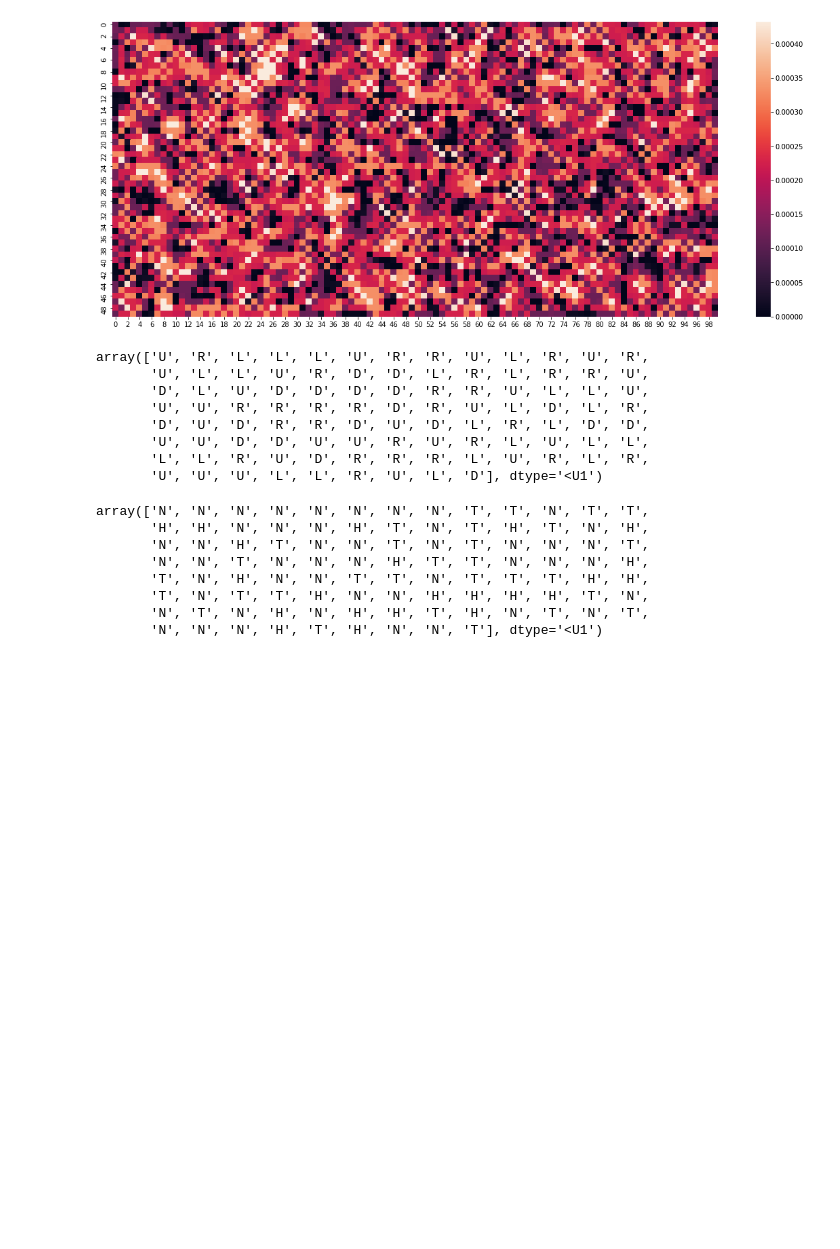
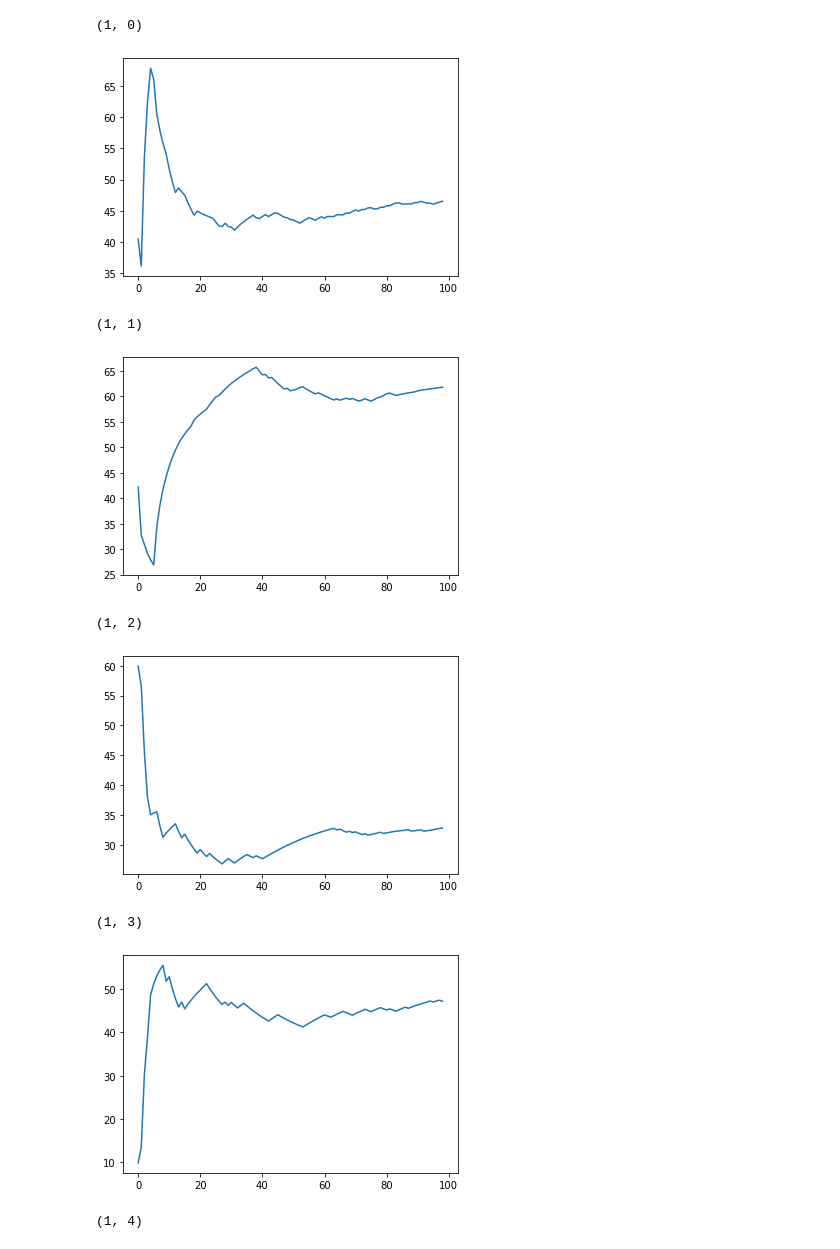
Before and after one commit to hgropper/AI-Project-Predicting-Cells, a Jupyter notebook: Question 5 - graph generation.ipynb, the cells around one changed output. Drawn from its saved outputs; the diff is of its cells as text; code cells hidden in the pictures; blank space fills up the shorter version.

Commit message:
Heat maps! GIF generator! Predictions!

```diff
--- a/Question 5 - graph generation.ipynb
+++ b/Question 5 - graph generation.ipynb
@@ -345,6 +359,3 @@ def swap_axis(points):
         swapped_axis.append((y,x))
 
     return swapped_axis
-# %%
-# generating a random grid w/starting point and the map
-the_map, ground_truth, observations, action_type = run_experiment()
@@ -497,33 +361,0 @@ for key in predictions:
-# %%
-# let's apply our intial state distribution to the heat map
-for coords in X:
-    x, y = coords
-    heatmap_probs[x][y] = predictions[x, y]
-# %%
-plt.figure(figsize = (20,8))
-ax = sns.heatmap(heatmap_probs)
-plt.show()
-# %% [output]
-[figure, removed]
-# %%
-np.array(action_type)
-# %% [output]
-array(['U', 'R', 'L', 'L', 'L', 'U', 'R', 'R', 'U', 'L', 'R', 'U', 'R',
-       'U', 'L', 'L', 'U', 'R', 'D', 'D', 'L', 'R', 'L', 'R', 'R', 'U',
-       'D', 'L', 'U', 'D', 'D', 'D', 'D', 'R', 'R', 'U', 'L', 'L', 'U',
-       'U', 'U', 'R', 'R', 'R', 'R', 'D', 'R', 'U', 'L', 'D', 'L', 'R',
-       'D', 'U', 'D', 'R', 'R', 'D', 'U', 'D', 'L', 'R', 'L', 'D', 'D',
-       'U', 'U', 'D', 'D', 'U', 'U', 'R', 'U', 'R', 'L', 'U', 'L', 'L',
-       'L', 'L', 'R', 'U', 'D', 'R', 'R', 'R', 'L', 'U', 'R', 'L', 'R',
-       'U', 'U', 'U', 'L', 'L', 'R', 'U', 'L', 'D'], dtype='<U1')
-# %%
-np.array(observations)
-# %% [output]
-array(['N', 'N', 'N', 'N', 'N', 'N', 'N', 'N', 'T', 'T', 'N', 'T', 'T',
-       'H', 'H', 'N', 'N', 'N', 'H', 'T', 'N', 'T', 'H', 'T', 'N', 'H',
-       'N', 'N', 'H', 'T', 'N', 'N', 'T', 'N', 'T', 'N', 'N', 'N', 'T',
-       'N', 'N', 'T', 'N', 'N', 'N', 'H', 'T', 'T', 'N', 'N', 'N', 'H',
-       'T', 'N', 'H', 'N', 'N', 'T', 'T', 'N', 'T', 'T', 'T', 'H', 'H',
-       'T', 'N', 'T', 'T', 'H', 'N', 'N', 'H', 'H', 'H', 'H', 'T', 'N',
-       'N', 'T', 'N', 'H', 'N', 'H', 'H', 'T', 'H', 'N', 'T', 'N', 'T',
-       'N', 'N', 'N', 'H', 'T', 'H', 'N', 'N', 'T'], dtype='<U1')
@@ -529,0 +628,41 @@ array(['N', 'N', 'N', 'N', 'N', 'N', 'N', 'N', 'T', 'T', 'N', 'T', 'T',
+# %%
+# to hold all info regarding maps
+map_info = dict()
+
+for map_num in range(1,10+1):
+    # generating a random grid w/starting point and the map
+    curr_graph_data, the_map = run_experiment(map_num)
+
+    # for each set of random steps in the current map
+    data = curr_graph_data[map_num]
+    for i in range(0,len(data)):
+        ground_truth = data[i][0]
+        observations = data[i][1]
+        action_type = data[i][2]
+
+        # making our initial state distribution
+        ground_truth, initial_state_distribution, heatmap_probs = make_initial_state_distribution(map_num, ground_truth, i)
+        # making the transition model
+        transition_model, X = make_transition_model()
+        # making predictions
+        predictions, ground_truth_probs, error_list = make_predictions_and_save_images(map_num, X, i)
+        # making simulation
+        make_gif(map_num, i)
+
+        # saving outputdata for each map to analyze later
+        map_info[(map_num,i)] = (predictions, ground_truth_probs, error_list)
+
+        # just showing error
+        print((map_num,i))
+        plt.plot([np.mean(error_list[:i+1]) for i in range(0,len(error_list))])
+        plt.show()
+# %% [output]
+(1, 0)
+[figure, added]
+(1, 1)
+[figure, added]
+(1, 2)
+[figure, added]
+(1, 3)
+[figure, added]
+(1, 4)
```
Also changed, not shown: parts of 13 cells of this notebook.
